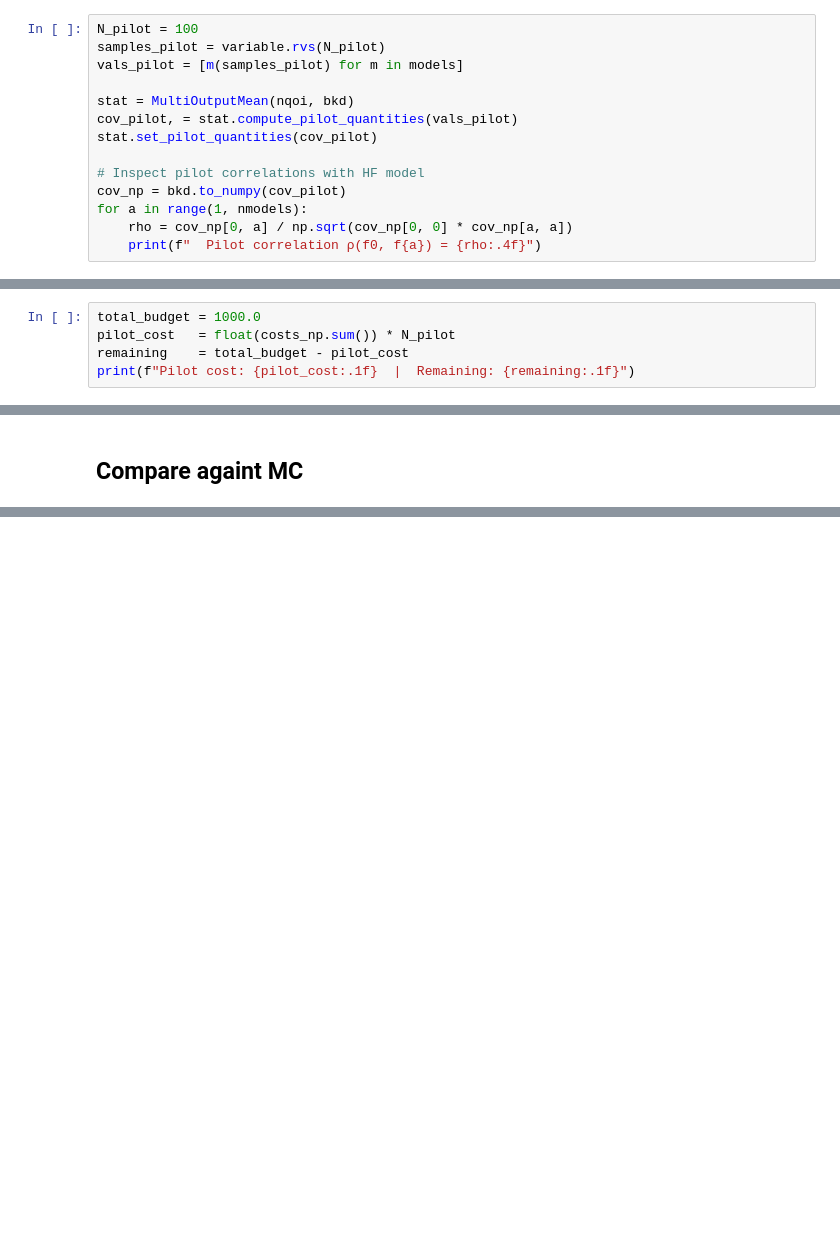
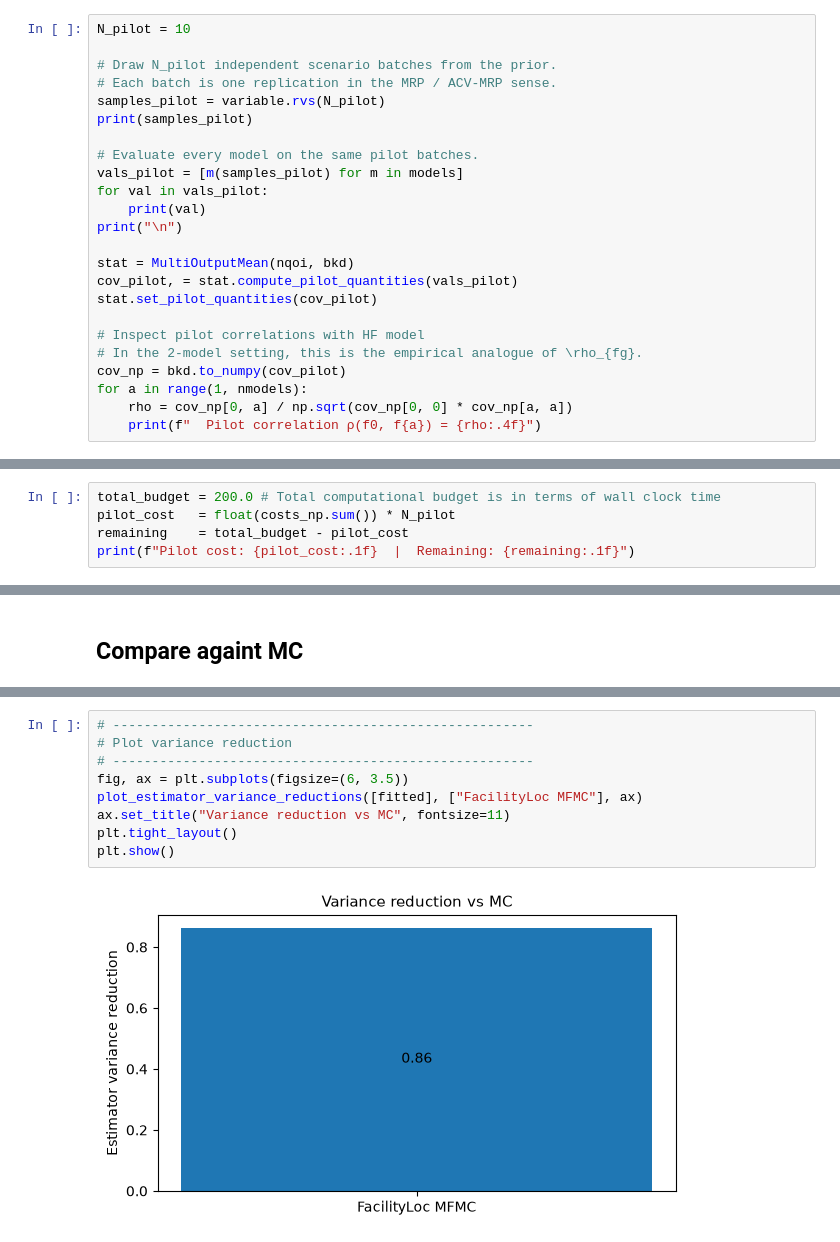
Before and after one commit to sandialabs/sparow-examples, a Jupyter notebook: sparow_examples/mrp_facilityloc/pyapprox.ipynb, the cells around one changed output, grey strips where cells are left out. Cells and saved outputs as stored; diff of their text form; blank space fills up the shorter version.

Commit message:
True optimality gap w.r.t. HF model... but variance reduction is not happening?

```diff
--- a/sparow_examples/mrp_facilityloc/pyapprox.ipynb
+++ b/sparow_examples/mrp_facilityloc/pyapprox.ipynb
@@ -112,13 +135,23 @@ INFO - ExtensiveFormSolver - STOP
 # %%
-N_pilot = 100
+N_pilot = 10
+
+# Draw N_pilot independent scenario batches from the prior.
+# Each batch is one replication in the MRP / ACV-MRP sense.
 samples_pilot = variable.rvs(N_pilot)
+print(samples_pilot)
+
+# Evaluate every model on the same pilot batches.
 vals_pilot = [m(samples_pilot) for m in models]
+for val in vals_pilot:
+    print(val)
+print("\n")
 
 stat = MultiOutputMean(nqoi, bkd)
 cov_pilot, = stat.compute_pilot_quantities(vals_pilot)
 stat.set_pilot_quantities(cov_pilot)
 
 # Inspect pilot correlations with HF model
+# In the 2-model setting, this is the empirical analogue of \rho_{fg}.
 cov_np = bkd.to_numpy(cov_pilot)
 for a in range(1, nmodels):
     rho = cov_np[0, a] / np.sqrt(cov_np[0, 0] * cov_np[a, a])
@@ -145,5 +203,5 @@ INFO - ExtensiveFormSolver - STOP
 # %%
-total_budget = 1000.0
+total_budget = 200.0 # Total computational budget is in terms of wall clock time
 pilot_cost   = float(costs_np.sum()) * N_pilot
 remaining    = total_budget - pilot_cost
 print(f"Pilot cost: {pilot_cost:.1f}  |  Remaining: {remaining:.1f}")
@@ -197,0 +324,11 @@ print(f"Variance reduction: {mc_var / mf_var:.1f}×")
+# %%
+# ------------------------------------------------------
+# Plot variance reduction
+# ------------------------------------------------------
+fig, ax = plt.subplots(figsize=(6, 3.5))
+plot_estimator_variance_reductions([fitted], ["FacilityLoc MFMC"], ax)
+ax.set_title("Variance reduction vs MC", fontsize=11)
+plt.tight_layout()
+plt.show()
+# %% [output]
+[figure, added]
```
Also changed, not shown: parts of 11 cells of this notebook.
